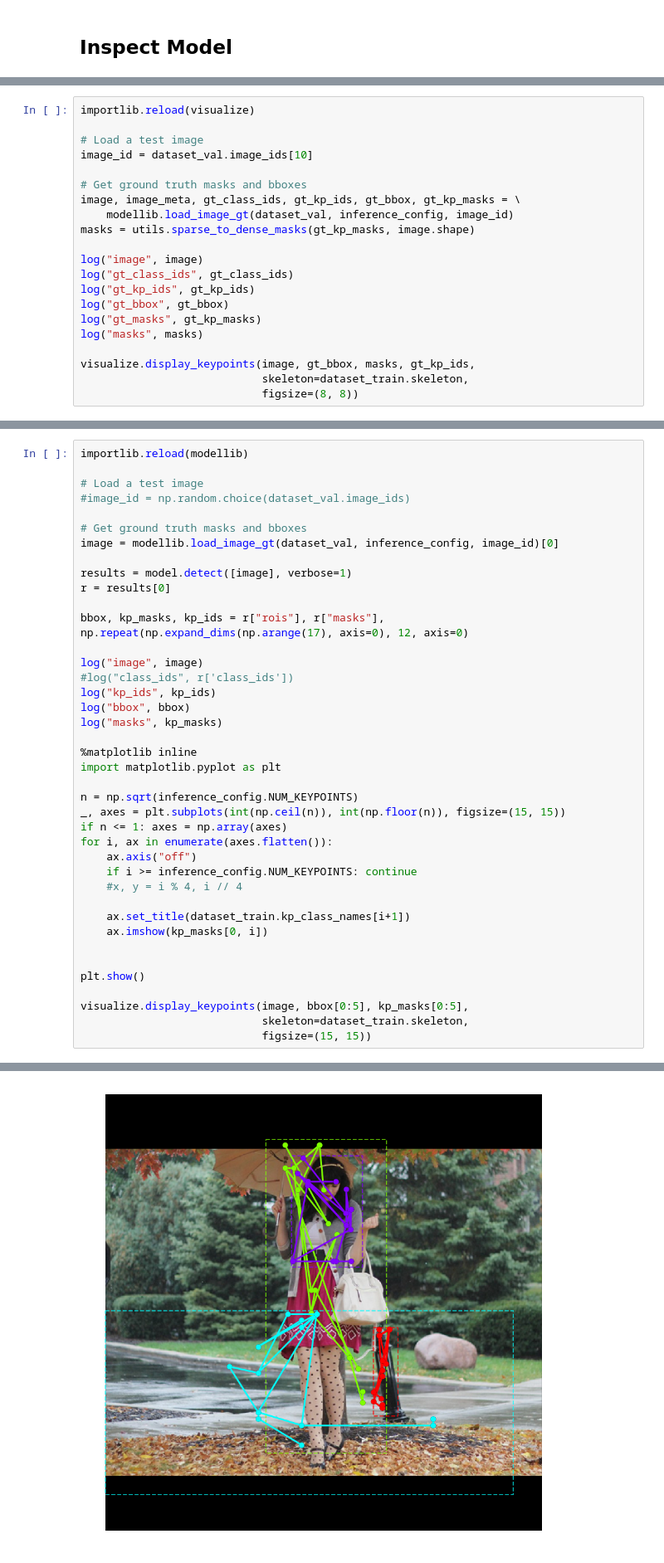
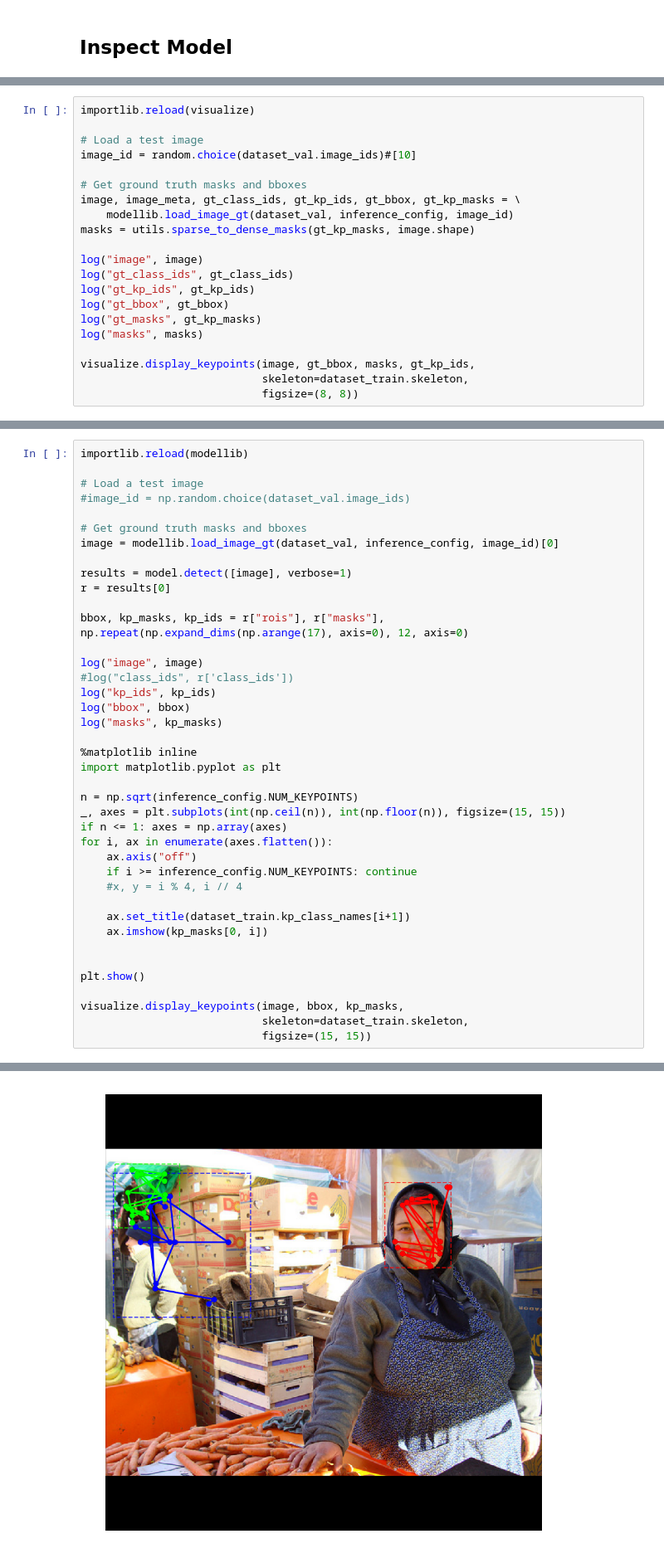
Before and after one commit to bitsauce/Keypoint_RCNN, a Jupyter notebook: keypoints_train.ipynb, the cells around one changed output, grey strips where cells are left out. Shown at 83% size. Drawn from its saved outputs; the diff is of its cells as text.

```diff
--- a/keypoints_train.ipynb
+++ b/keypoints_train.ipynb
@@ -501,7 +383,7 @@ Loading weights from  /datasets/home/78/378/cs252cas/Pose_RCNN/logs/coco_keypoin
 importlib.reload(visualize)
 
 # Load a test image
-image_id = dataset_val.image_ids[10]
+image_id = random.choice(dataset_val.image_ids)#[10]
 
 # Get ground truth masks and bboxes
 image, image_meta, gt_class_ids, gt_kp_ids, gt_bbox, gt_kp_masks = \
@@ -563,7 +445,7 @@ for i, ax in enumerate(axes.flatten()):
 
 plt.show()
 
-visualize.display_keypoints(image, bbox[0:5], kp_masks[0:5],
+visualize.display_keypoints(image, bbox, kp_masks,
                             skeleton=dataset_train.skeleton,
                             figsize=(15, 15))
 # %% [output]
@@ -585 +467 @@ masks                    shape: (4, 17, 1024, 1024)   min:    0.00000  max:    1
-[figure, old version]
+[figure, new version]
```
Also changed, not shown: parts of 8 cells of this notebook, 1 other file.
